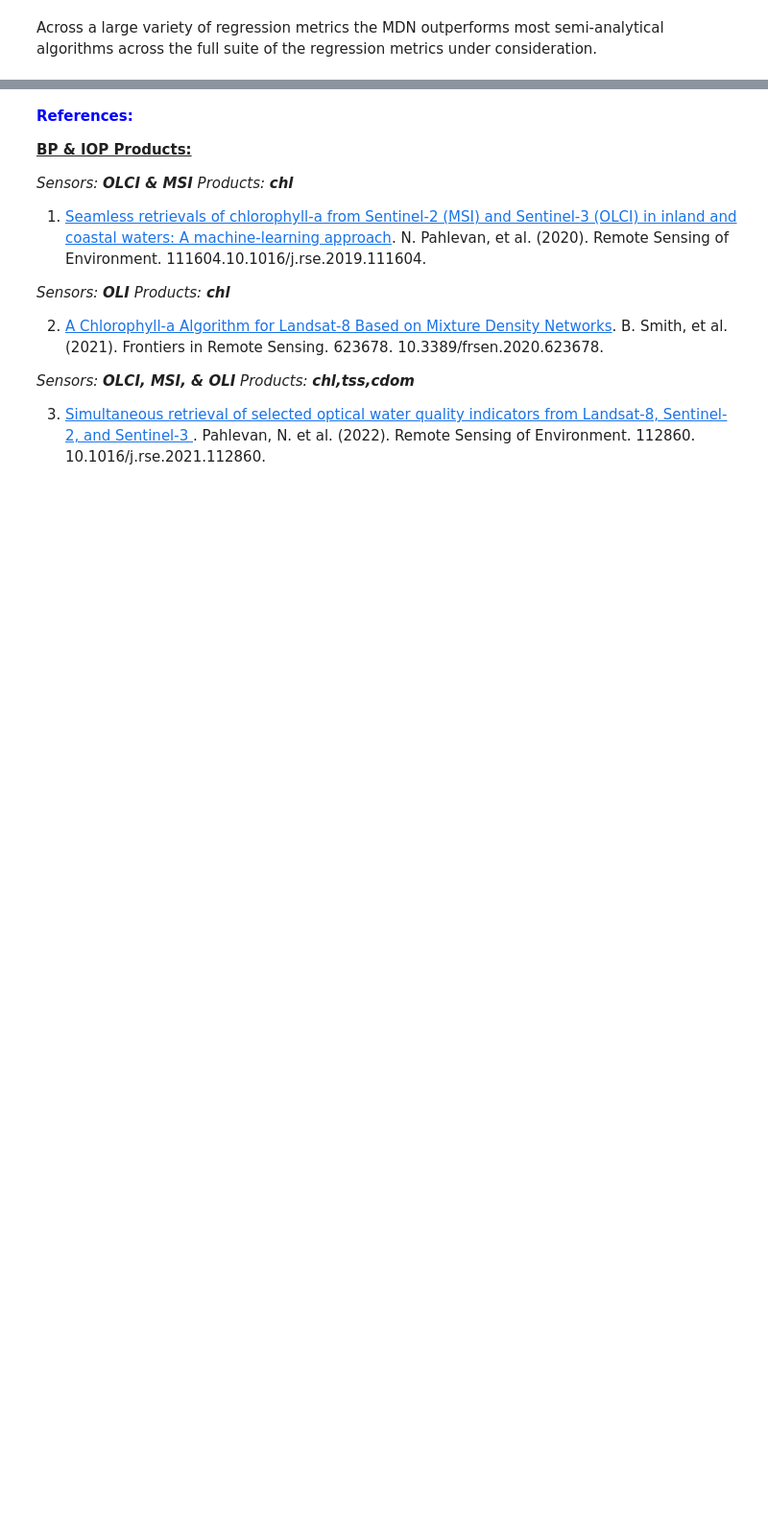
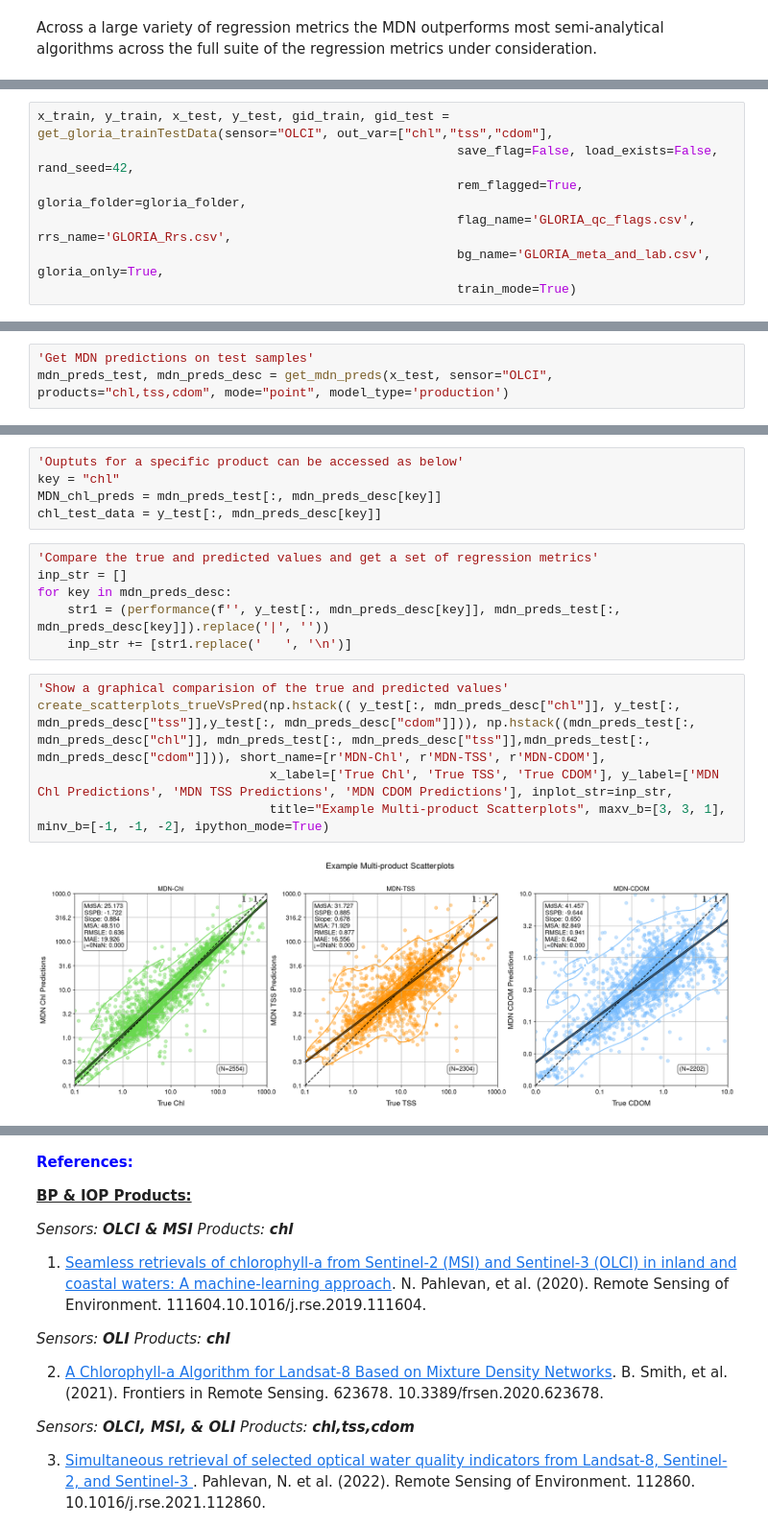
Before and after one commit to ryan-edward-oshea/MDN_tutorials, a Jupyter notebook: SC_1_MDNs_with_insitu_measurements.ipynb, the cells around one changed output, grey strips where cells are left out. Shown at 96% size. Cells and saved outputs as stored; diff of their text form; blank space fills up the shorter version.

```diff
--- a/SC_1_MDNs_with_insitu_measurements.ipynb
+++ b/SC_1_MDNs_with_insitu_measurements.ipynb
@@ -263,0 +267,7 @@ Across a large variety of regression metrics the MDN outperforms most semi-analy
+# %%
+x_train, y_train, x_test, y_test, gid_train, gid_test = get_gloria_trainTestData(sensor="OLCI", out_var=["chl","tss","cdom"],
+                                                        save_flag=False, load_exists=False, rand_seed=42,
+                                                        rem_flagged=True, gloria_folder=gloria_folder,
+                                                        flag_name='GLORIA_qc_flags.csv', rrs_name='GLORIA_Rrs.csv',
+                                                        bg_name='GLORIA_meta_and_lab.csv', gloria_only=True,
+                                                        train_mode=True)
@@ -263,0 +282,3 @@ Across a large variety of regression metrics the MDN outperforms most semi-analy
+# %%
+'Get MDN predictions on test samples'
+mdn_preds_test, mdn_preds_desc = get_mdn_preds(x_test, sensor="OLCI", products="chl,tss,cdom", mode="point", model_type='production')
@@ -263,0 +296,18 @@ Across a large variety of regression metrics the MDN outperforms most semi-analy
+# %%
+'Ouptuts for a specific product can be accessed as below'
+key = "chl"
+MDN_chl_preds = mdn_preds_test[:, mdn_preds_desc[key]]
+chl_test_data = y_test[:, mdn_preds_desc[key]]
+# %%
+'Compare the true and predicted values and get a set of regression metrics'
+inp_str = []
+for key in mdn_preds_desc:
+    str1 = (performance(f'', y_test[:, mdn_preds_desc[key]], mdn_preds_test[:, mdn_preds_desc[key]]).replace('|', ''))
+    inp_str += [str1.replace('   ', '\n')]
+# %%
+'Show a graphical comparision of the true and predicted values'
+create_scatterplots_trueVsPred(np.hstack(( y_test[:, mdn_preds_desc["chl"]], y_test[:, mdn_preds_desc["tss"]],y_test[:, mdn_preds_desc["cdom"]])), np.hstack((mdn_preds_test[:, mdn_preds_desc["chl"]], mdn_preds_test[:, mdn_preds_desc["tss"]],mdn_preds_test[:, mdn_preds_desc["cdom"]])), short_name=[r'MDN-Chl', r'MDN-TSS', r'MDN-CDOM'],
+                               x_label=['True Chl', 'True TSS', 'True CDOM'], y_label=['MDN Chl Predictions', 'MDN TSS Predictions', 'MDN CDOM Predictions'], inplot_str=inp_str,
+                               title="Example Multi-product Scatterplots", maxv_b=[3, 3, 1], minv_b=[-1, -1, -2], ipython_mode=True)
+# %% [output]
+[figure, added]
```
Also changed, not shown: parts of 23 cells of this notebook, 2 other files.
